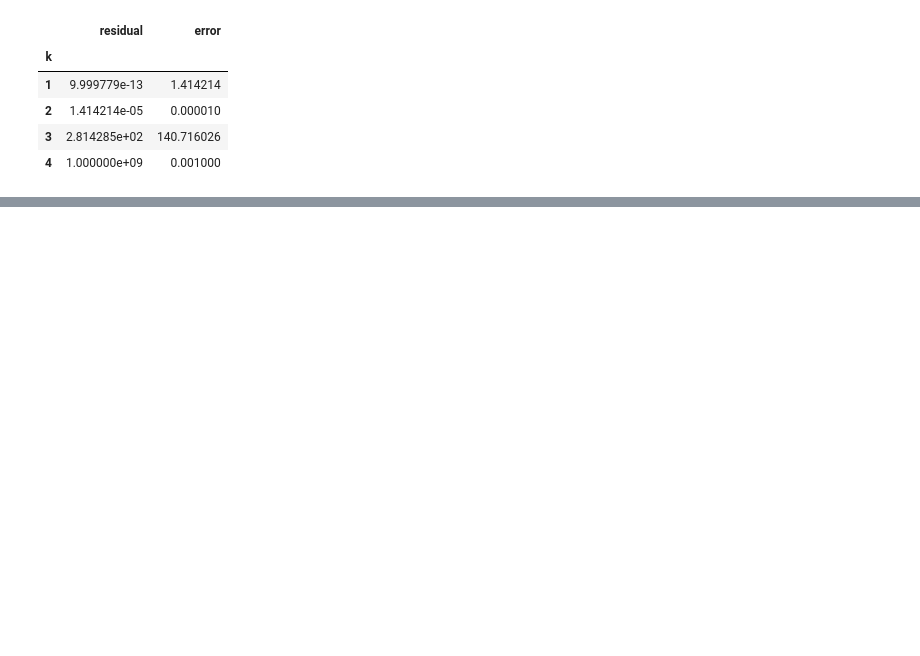
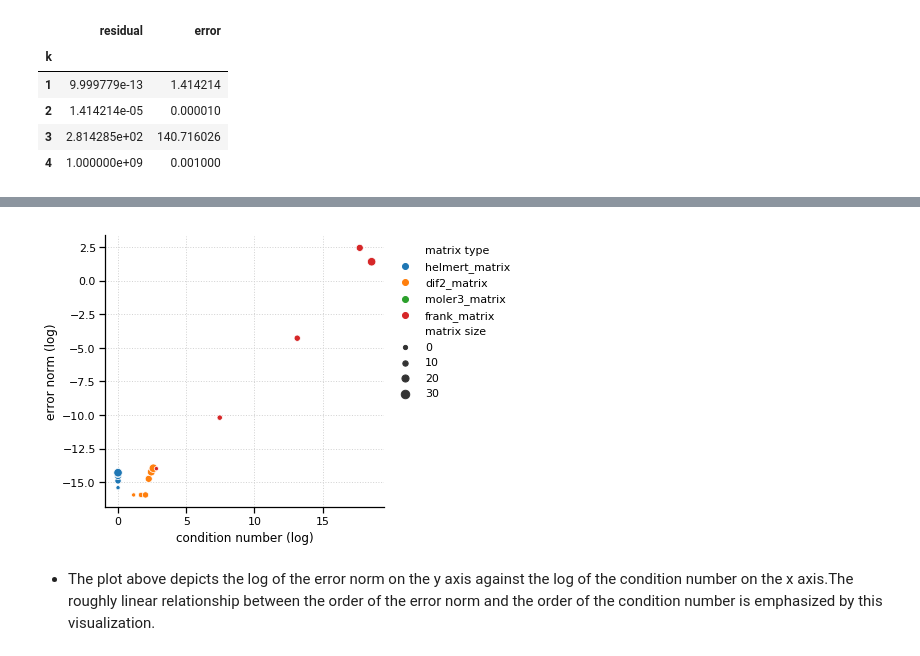
Before and after one commit to mattragoza/MATH2071, a Jupyter notebook: lab-5/norms_and_errors.ipynb, the cells around one changed output, grey strips where cells are left out. Drawn from its saved outputs; the diff is of its cells as text; code cells hidden in the pictures; blank space fills up the shorter version.

```diff
--- a/lab-5/norms_and_errors.ipynb
+++ b/lab-5/norms_and_errors.ipynb
@@ -320,0 +451,19 @@ sns.despine(fig)
+# %%
+data = []
+for matrix in [
+    gallery.helmert_matrix,
+    gallery.dif2_matrix,
+    gallery.moler3_matrix,
+    gallery.frank_matrix
+]:
+    for n in range(5, 35, 5):
+        res = exercise7(n, matrix)
+        data.append(res)
+
+df = pd.DataFrame(data, columns=[
+    'matrix type',
+    'matrix size',
+    'condition number',
+    'error norm'
+])
+df.set_index(['matrix type', 'matrix size'])
@@ -320,0 +493,20 @@ sns.despine(fig)
+# %%
+# plot the log of error norm against log of condition number to see trends
+fig, ax = plt.subplots(figsize=(5,5))
+sns.scatterplot(
+    x=np.log10(df['condition number']),
+    y=np.log10(df['error norm']),
+    hue=df['matrix type'],
+    size=df['matrix size'],
+    ax=ax
+)
+plt.legend(frameon=False, loc='upper left', bbox_to_anchor=(1,1))
+ax.set_axisbelow(True)
+ax.grid(color='lightgray', linestyle=':')
+ax.set_ylabel('error norm (log)')
+ax.set_xlabel('condition number (log)')
+sns.despine(fig)
+# %% [output]
+[figure, added]
+# %% [markdown]
+- The plot above depicts the log of the error norm on the y axis against the log of the condition number on the x axis.The roughly linear relationship between the order of the error norm and the order of the condition number is emphasized by this visualization.
```
Also changed, not shown: parts of 50 cells of this notebook, 1 other file.
